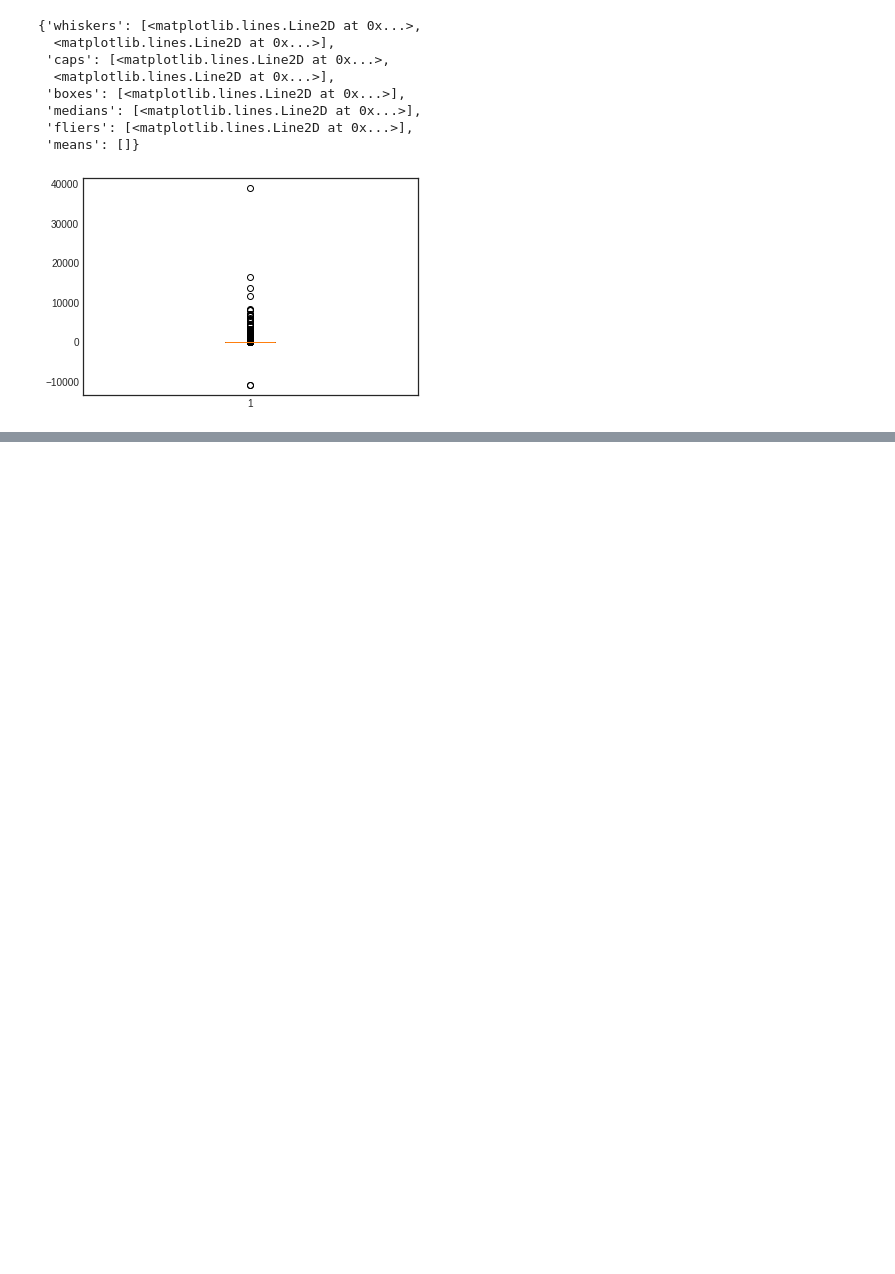
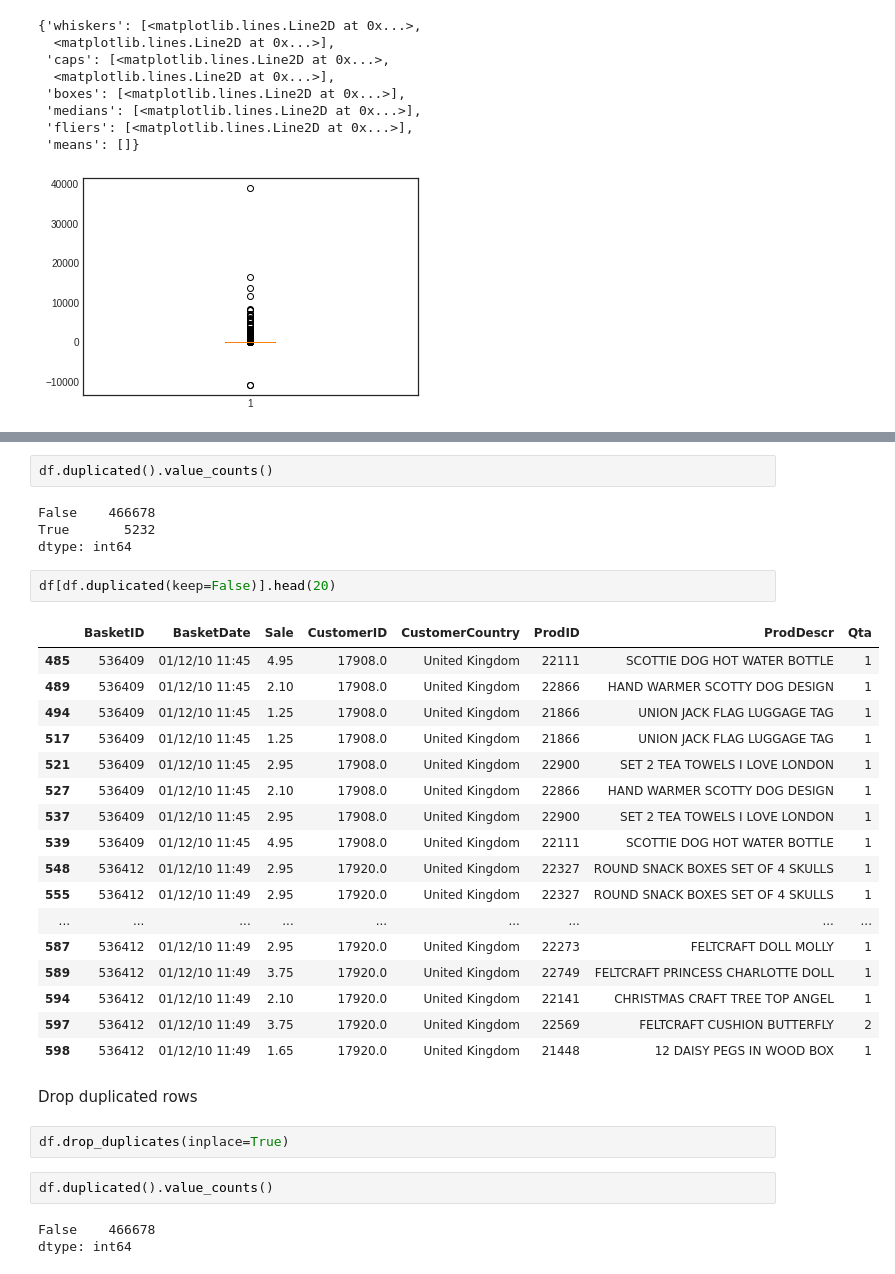
Before and after one commit to saramont/customer_supermarket_analysis, a Jupyter notebook: data_prep.ipynb, the cells around one changed output, grey strips where cells are left out. Cells and saved outputs as stored; diff of their text form; blank space fills up the shorter version.

```diff
--- a/data_prep.ipynb
+++ b/data_prep.ipynb
@@ -508,0 +540,35 @@ plt.boxplot(df['Sale'])
+# %%
+df.duplicated().value_counts()
+# %% [output]
+False    466678
+True       5232
+dtype: int64
+# %%
+df[df.duplicated(keep=False)].head(20)
+# %% [output]
+|  | BasketID | BasketDate | Sale | CustomerID | CustomerCountry | ProdID | ProdDescr | Qta |
+| 485 | 536409 | 01/12/10 11:45 | 4.95 | 17908.0 | United Kingdom | 22111 | SCOTTIE DOG HOT WATER BOTTLE | 1 |
+| 489 | 536409 | 01/12/10 11:45 | 2.10 | 17908.0 | United Kingdom | 22866 | HAND WARMER SCOTTY DOG DESIGN | 1 |
+| 494 | 536409 | 01/12/10 11:45 | 1.25 | 17908.0 | United Kingdom | 21866 | UNION JACK FLAG LUGGAGE TAG | 1 |
+| 517 | 536409 | 01/12/10 11:45 | 1.25 | 17908.0 | United Kingdom | 21866 | UNION JACK FLAG LUGGAGE TAG | 1 |
+| 521 | 536409 | 01/12/10 11:45 | 2.95 | 17908.0 | United Kingdom | 22900 | SET 2 TEA TOWELS I LOVE LONDON | 1 |
+| 527 | 536409 | 01/12/10 11:45 | 2.10 | 17908.0 | United Kingdom | 22866 | HAND WARMER SCOTTY DOG DESIGN | 1 |
+| 537 | 536409 | 01/12/10 11:45 | 2.95 | 17908.0 | United Kingdom | 22900 | SET 2 TEA TOWELS I LOVE LONDON | 1 |
+| 539 | 536409 | 01/12/10 11:45 | 4.95 | 17908.0 | United Kingdom | 22111 | SCOTTIE DOG HOT WATER BOTTLE | 1 |
+| 548 | 536412 | 01/12/10 11:49 | 2.95 | 17920.0 | United Kingdom | 22327 | ROUND SNACK BOXES SET OF 4 SKULLS | 1 |
+| 555 | 536412 | 01/12/10 11:49 | 2.95 | 17920.0 | United Kingdom | 22327 | ROUND SNACK BOXES SET OF 4 SKULLS | 1 |
+| ... | ... | ... | ... | ... | ... | ... | ... | ... |
+| 587 | 536412 | 01/12/10 11:49 | 2.95 | 17920.0 | United Kingdom | 22273 | FELTCRAFT DOLL MOLLY | 1 |
+| 589 | 536412 | 01/12/10 11:49 | 3.75 | 17920.0 | United Kingdom | 22749 | FELTCRAFT PRINCESS CHARLOTTE DOLL | 1 |
+| 594 | 536412 | 01/12/10 11:49 | 2.10 | 17920.0 | United Kingdom | 22141 | CHRISTMAS CRAFT TREE TOP ANGEL | 1 |
+| 597 | 536412 | 01/12/10 11:49 | 3.75 | 17920.0 | United Kingdom | 22569 | FELTCRAFT CUSHION BUTTERFLY | 2 |
+| 598 | 536412 | 01/12/10 11:49 | 1.65 | 17920.0 | United Kingdom | 21448 | 12 DAISY PEGS IN WOOD BOX | 1 |
+# %% [markdown]
+Drop duplicated rows
+# %%
+df.drop_duplicates(inplace=True)
+# %%
+df.duplicated().value_counts()
+# %% [output]
+False    466678
+dtype: int64
```
Also changed, not shown: parts of 19 cells of this notebook.
